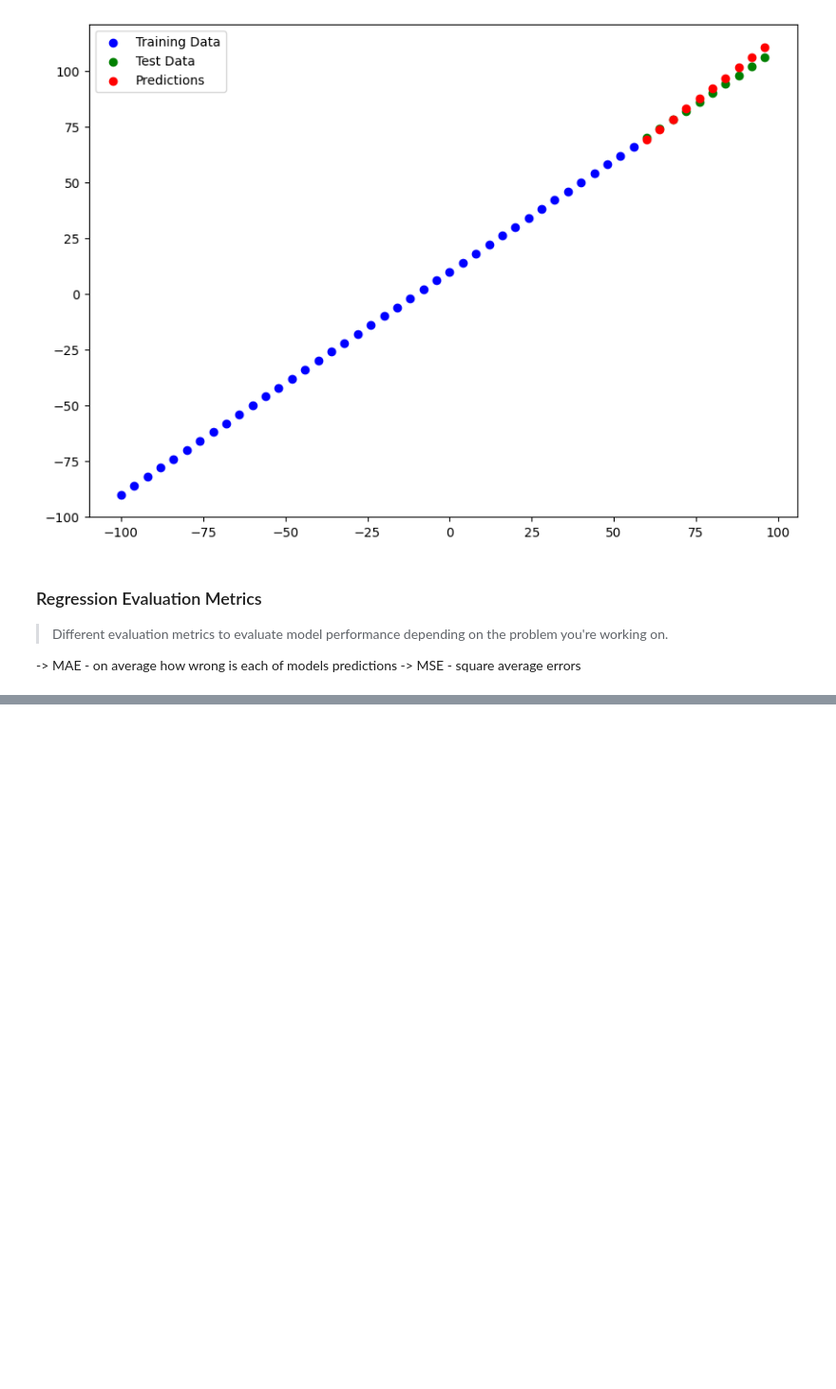
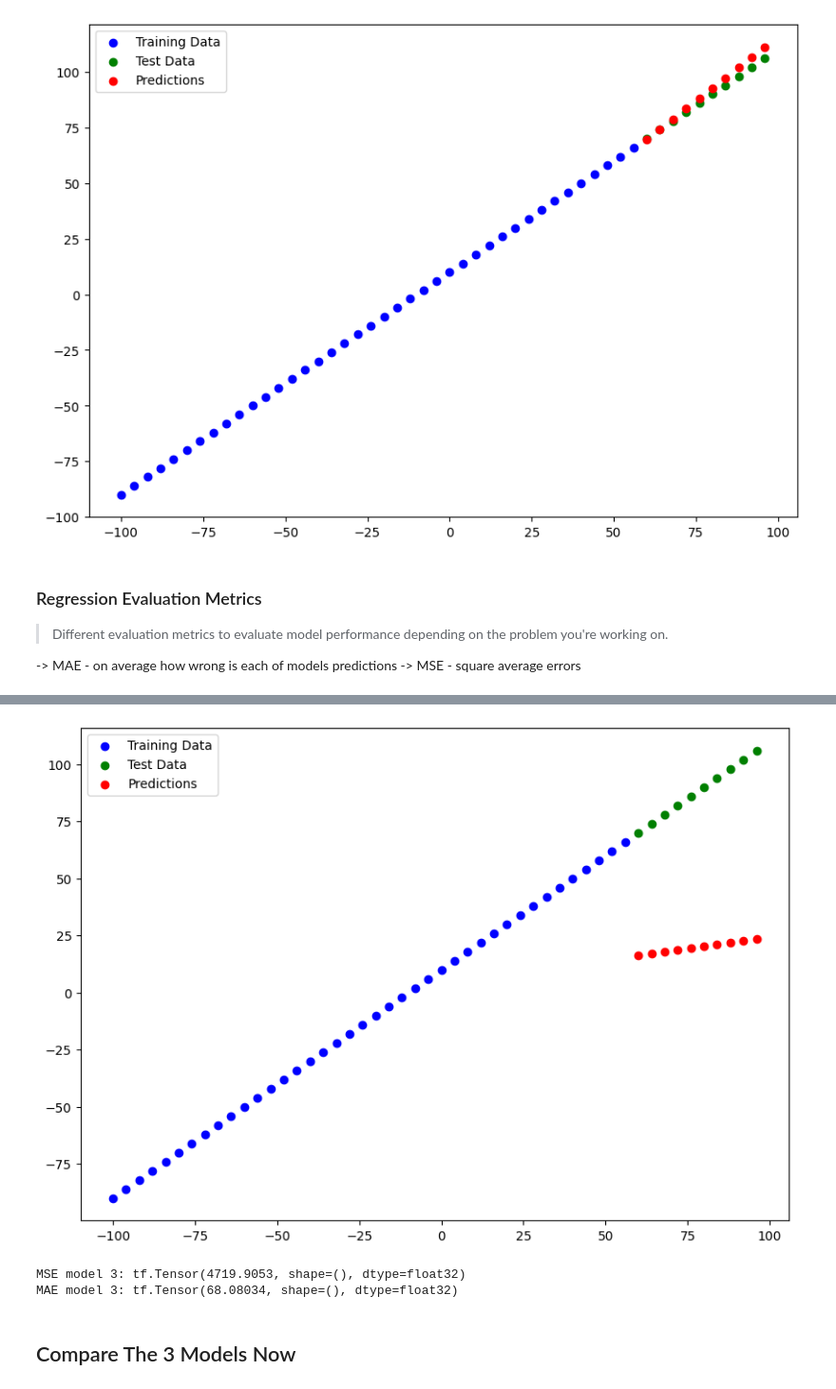
Before and after one commit to kiansweeney11/programming-freetime, a Jupyter notebook: tensorflow_tutorial001fundamentals.ipynb, the cells around one changed output, grey strips where cells are left out. Shown at 95% size. Cells and saved outputs as stored; diff of their text form; code cells hidden in the pictures; blank space fills up the shorter version.

```diff
--- a/tensorflow_tutorial001fundamentals.ipynb
+++ b/tensorflow_tutorial001fundamentals.ipynb
@@ -1200,0 +1310,13 @@ def mse(y_t, y_predicted):
+# %%
+# model 3
+
+model_3 = tf.keras.Sequential([
+    tf.keras.layers.Dense(10),
+    tf.keras.layers.Dense(1)
+])
+
+model_3.compile(loss = tf.keras.losses.mae,
+                optimizer = tf.keras.optimizers.SGD(),
+                metrics = ["mae"])
+
+model_3.fit(tf.expand_dims(X_train, axis=-1), y_train, epochs = 500)
@@ -1200,0 +1342,4 @@ def mse(y_t, y_predicted):
+# %%
+y_pred3 = model_3.predict(X_test)
+plot_predictions(X_train, y_train, X_test, y_test, y_pred3)
+# %% [output]
@@ -1200,0 +1347,13 @@ def mse(y_t, y_predicted):
+[figure, added]
+# %%
+### evaluation metrics
+
+print("MSE model 3: " + str(mse(y_test, y_pred3)))
+print("MAE model 3: " + str(mae(y_test, y_pred3)))
+
+## worse than before again, bigger model/more training even worse
+# %% [output]
+MSE model 3: tf.Tensor(4719.9053, shape=(), dtype=float32)
+MAE model 3: tf.Tensor(68.08034, shape=(), dtype=float32)
+# %% [markdown]
+## Compare The 3 Models Now
```
Also changed, not shown: parts of 29 cells of this notebook.
